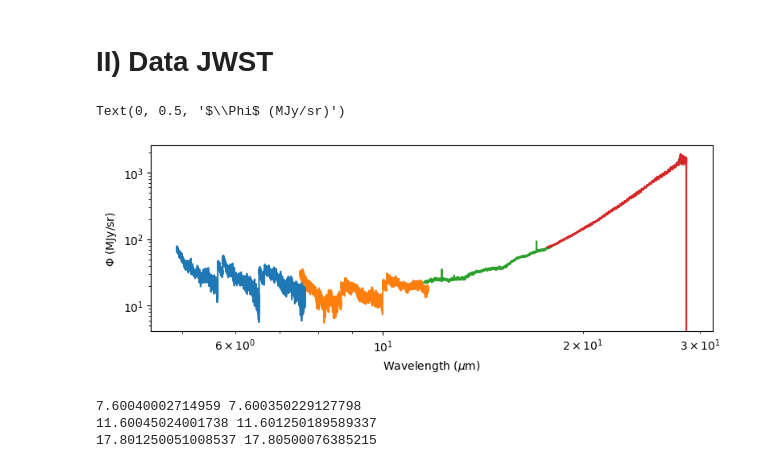
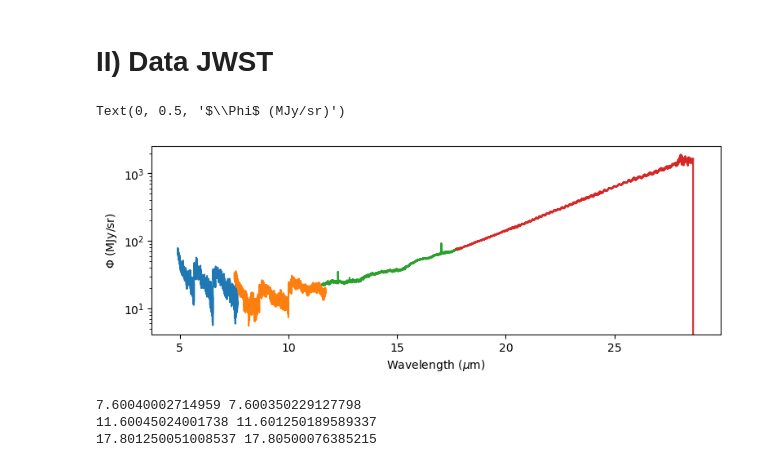
Before and after one commit to Timwong313/axionJWST_2024, a Jupyter notebook: TCha_analysis/TCha_dataAn.ipynb, the cells around one changed output. Cells and saved outputs as stored; diff of their text form; code cells hidden in the pictures.

```diff
--- a/TCha_analysis/TCha_dataAn.ipynb
+++ b/TCha_analysis/TCha_dataAn.ipynb
@@ -100,19 +100,19 @@ def dopplerSh(wvl,flux,v,err=None):
 # %%
 #Preview
 plt.figure(figsize=(9,3))
 plt.step(wvl_ch1,flux_ch1)
 plt.step(wvl_ch2,flux_ch2)
 plt.step(wvl_ch3,flux_ch3)
 plt.step(wvl_ch4,flux_ch4)
 plt.yscale('log')
-plt.xscale('log')
+#plt.xscale('log')
 # plt.ylim(0.01,0.5)
 # plt.xlim(2.0,2.5)
 plt.xlabel("Wavelength ($\\mu$m)")
 plt.ylabel("$\\Phi$ (MJy/sr)")
 # %% [output]
 Text(0, 0.5, '$\\Phi$ (MJy/sr)')
-[figure, old version]
+[figure, new version]
 # %%
 wvlM1 = 7.6
 wvlM2 = 11.6
```
Also changed, not shown: parts of 24 cells of this notebook.
